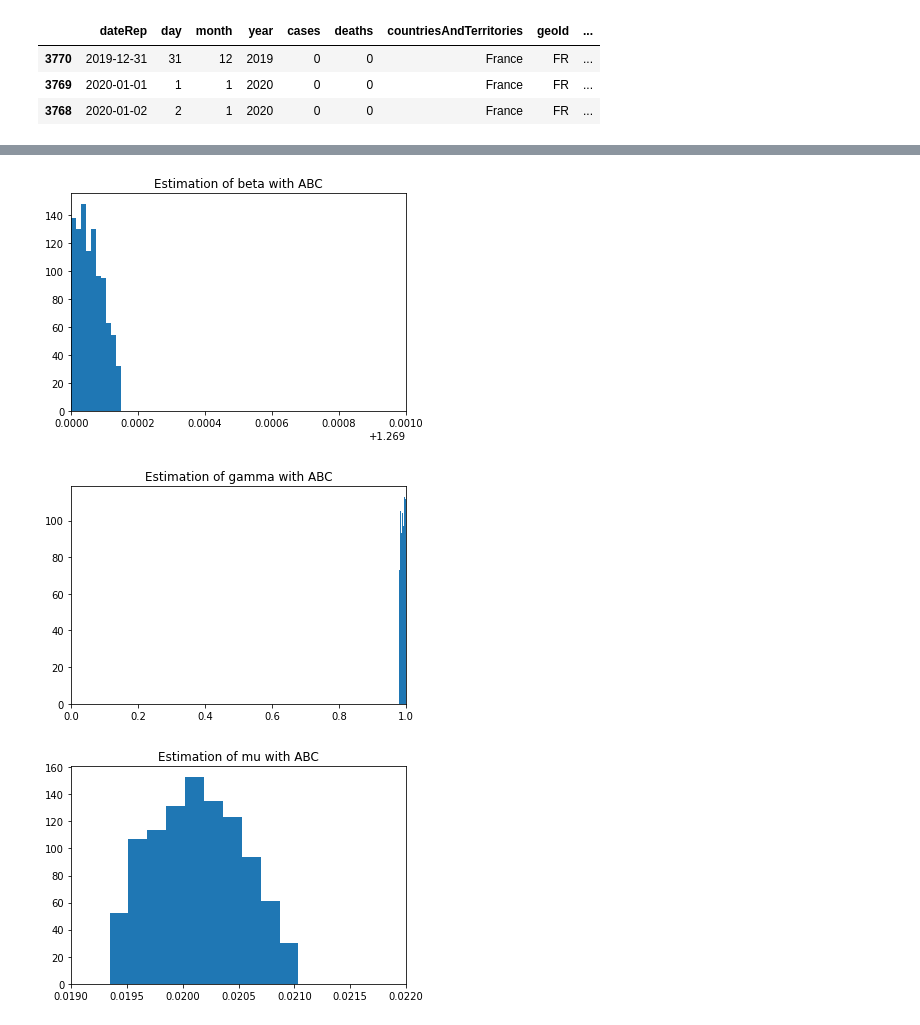
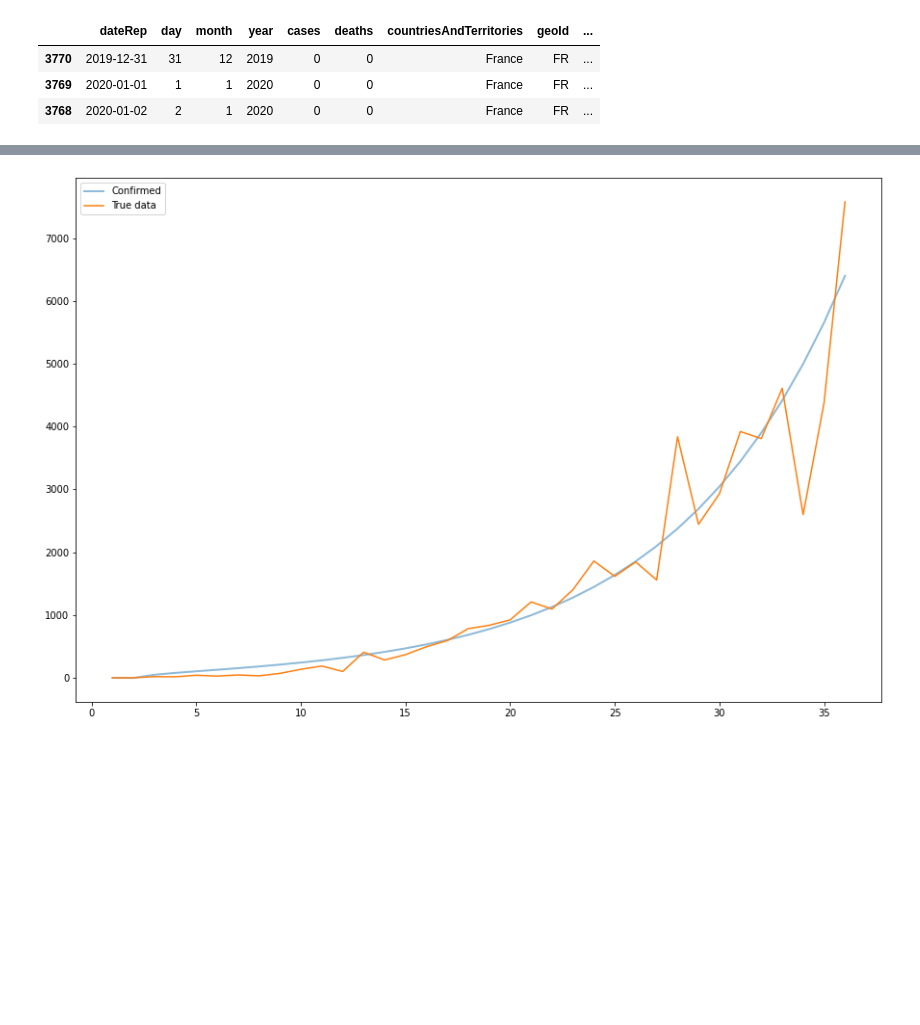
Before and after one commit to chloeskt/covid-19, a Jupyter notebook: ABC_SIR.ipynb, the cells around one changed output, grey strips where cells are left out. Saved outputs shown, nothing was run; the diff lists cells and outputs as text; code cells hidden in the pictures; blank space fills up the shorter version.

```diff
--- a/ABC_SIR.ipynb
+++ b/ABC_SIR.ipynb
@@ -293,6 +288,0 @@ plt.show()
-# %%
-plt.figure(figsize=(16,9))
-tmp = df[(df['dateRep'] >= '2020-02-26') & (df['dateRep'] <= '2020-04-01')]
-plt.plot(tmp['dateRep'], tmp['deaths'])
-plt.title('Number of deaths/day in between 2020-02-26 & 2020-04-01')
-plt.show()
@@ -454,19 +336,29 @@ distance moyenne: [56.3327455]
-# %%
-plt.xlim(beta_min, beta_max)
-plt.hist(results[:,0])
-plt.title('Estimation of beta with ABC')
-plt.show()
-
-plt.xlim(gamma_min, gamma_max)
-plt.hist(results[:,1])
-plt.title('Estimation of gamma with ABC')
-plt.show()
-
-plt.xlim(mu_min, mu_max)
-plt.hist(results[:,2])
-plt.title('Estimation of mu with ABC')
-plt.show()
-# %% [output]
-[figure, removed]
-[figure, removed]
-[figure, removed]
+# %%
+N = 67e6
+sigma= 0.21
+gamma = 0.39
+kappa = 0.19
+beta = 0.85
+
+E0, I0 = 1355, 5
+init = [N-E0-I0, E0, I0, 0, I0, I0-2, 2] #[S0, E0, I0, R0, Q0, D0, C0]
+params = sigma, gamma, kappa, beta
+
+T = 36
+dt = 1.
+
+results = model(init, params, T, dt)
+confirmed = results[-1]
+
+t = np.linspace(1, T, int(T/dt))
+plt.figure(figsize=(15, 10))
+plt.plot(t, confirmed, alpha=0.5, lw=2, label='Confirmed')
+plt.plot(t, tmp.cases.values, label='True data')
+plt.legend()
+plt.show()
+
+S = results[0]
+I = results[1]
+R = results[2]
+# %% [output]
+[figure, added]
```
Also changed, not shown: parts of 16 cells of this notebook, 1 other file.
